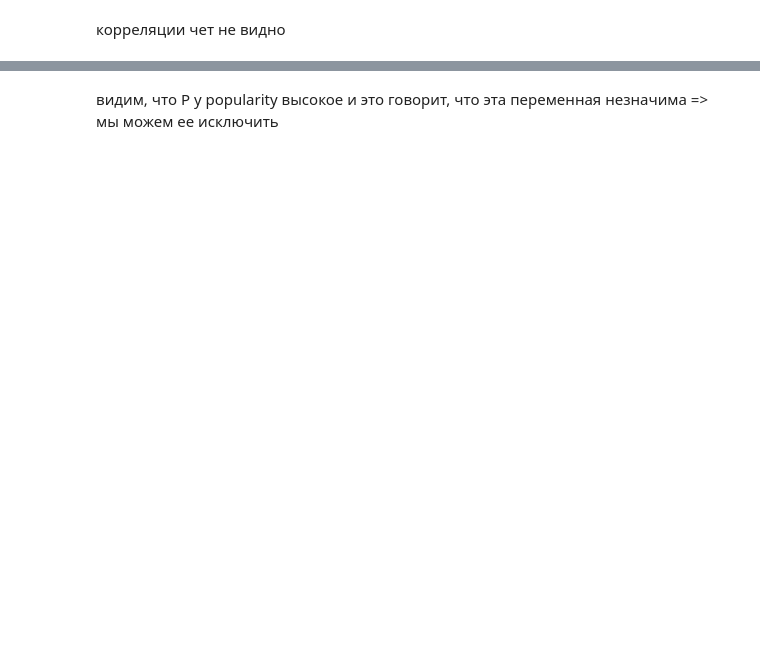
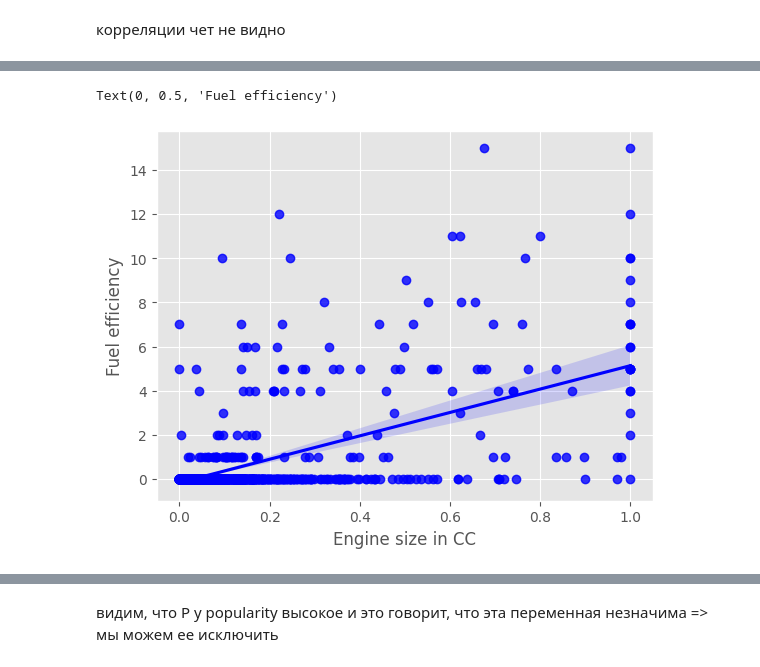
Before and after one commit to alsey3tit3nomad/my_stat, a Jupyter notebook: my_stat.ipynb, the cells around one changed output, grey strips where cells are left out. Drawn from its saved outputs; the diff is of its cells as text; code cells hidden in the pictures; blank space fills up the shorter version.

```diff
--- a/my_stat.ipynb
+++ b/my_stat.ipynb
@@ -376,3 +486,18 @@ np.float64(0.614983783919864)
+# %%
+plt.style.use('ggplot') # хочу такой стиль
+import seaborn as sns
+sns.regplot(
+    x='popularity',
+    y='numdeadrelations',
+    data=got,
+    color='Blue')
+plt.xlabel(
+    'Engine size in CC')
+plt.ylabel(
+    'Fuel efficiency')
+# %% [output]
+Text(0, 0.5, 'Fuel efficiency')
+[figure, added]
 # %%
 import statsmodels.api as sm
 from statsmodels.genmod.generalized_linear_model import GLM
```
Also changed, not shown: parts of 105 cells of this notebook.
